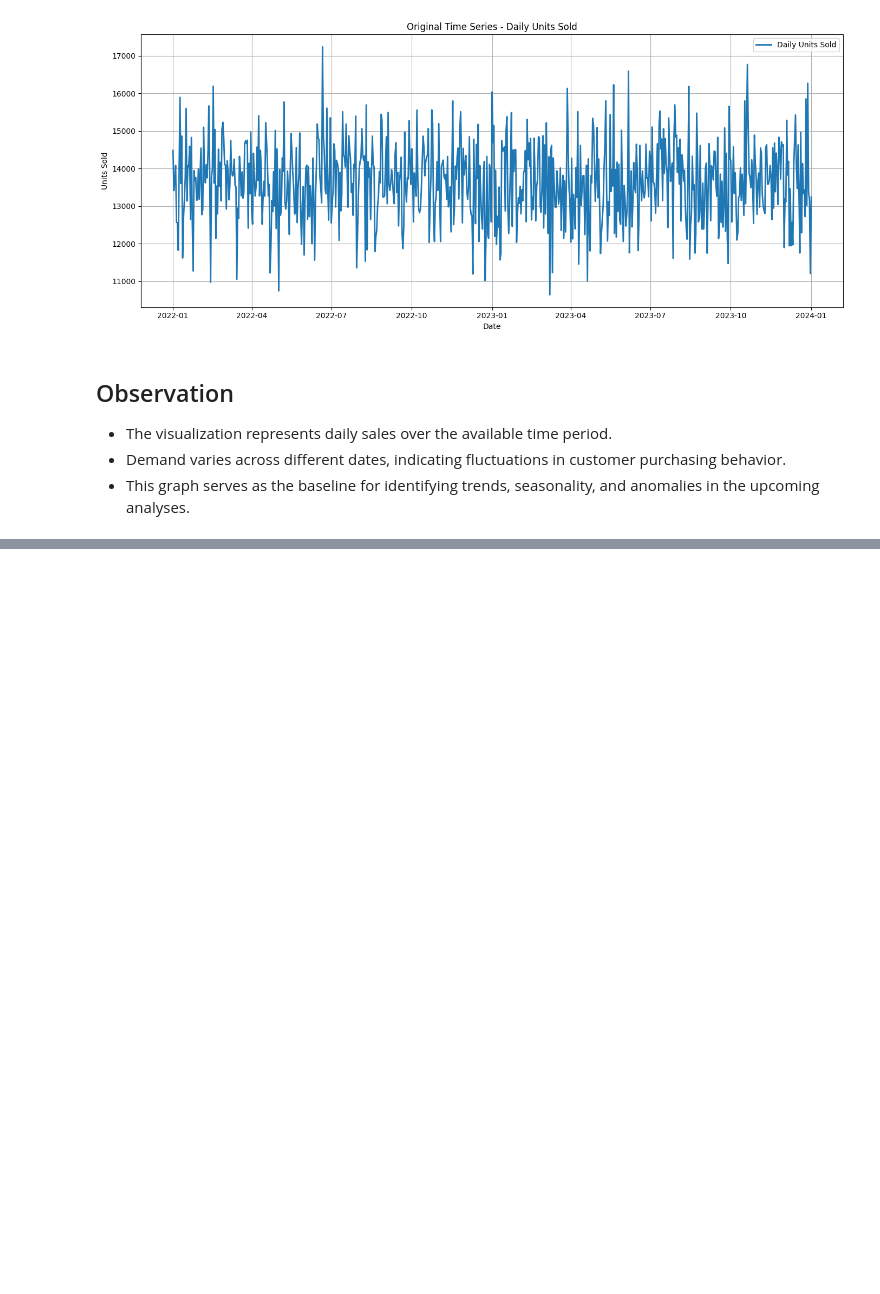
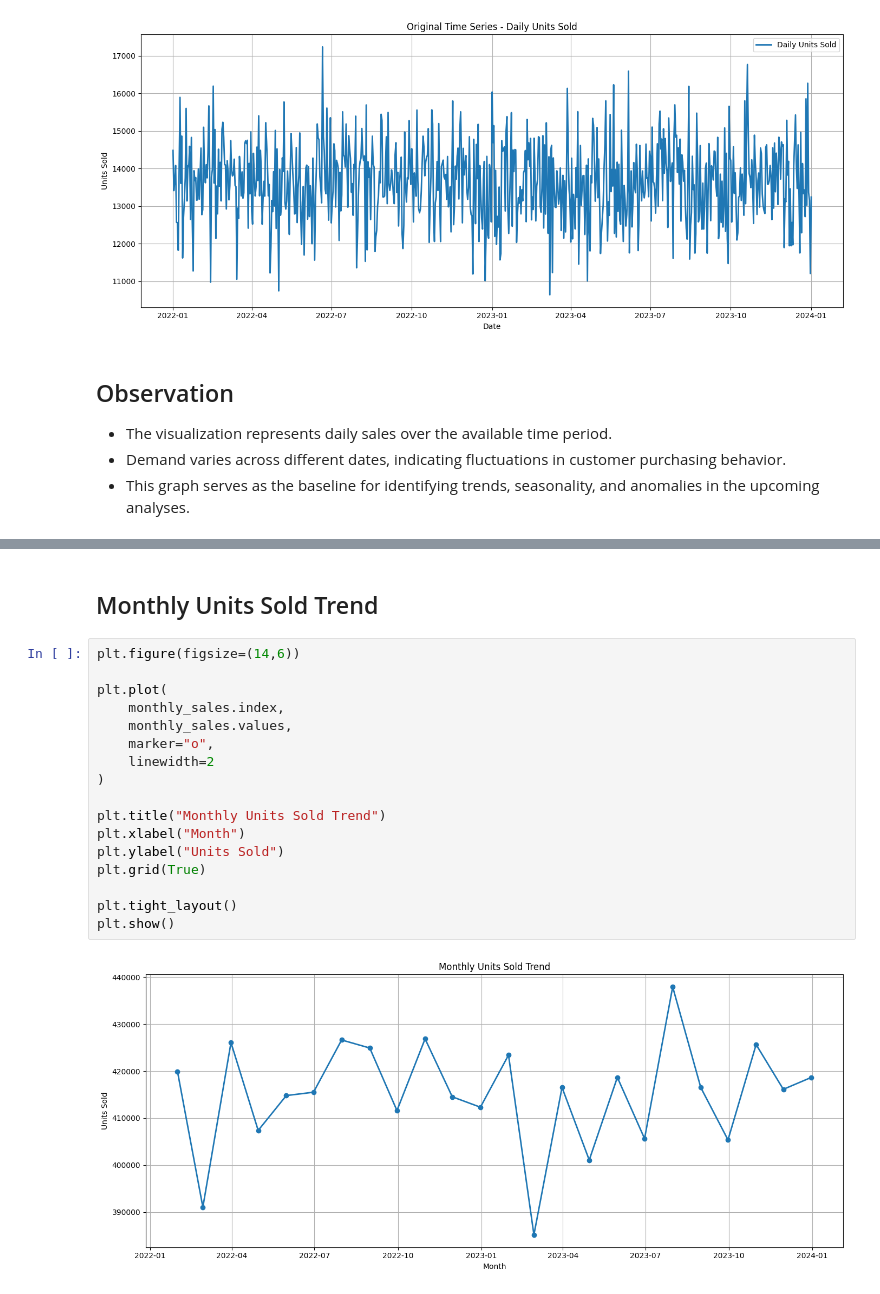
Before and after one commit to dharani-malla/Supply-Chain-Analytics-Demand-Forecasting-Anamoly-Detection, a Jupyter notebook: week1_Time_Series_Visualization_Analysis.ipynb, the cells around one changed output, grey strips where cells are left out. Saved outputs shown, nothing was run; the diff lists cells and outputs as text; blank space fills up the shorter version.

```diff
--- a/week1_Time_Series_Visualization_Analysis.ipynb
+++ b/week1_Time_Series_Visualization_Analysis.ipynb
@@ -86,0 +122,21 @@ plt.show()
+# %% [markdown]
+## Monthly Units Sold Trend
+# %%
+plt.figure(figsize=(14,6))
+
+plt.plot(
+    monthly_sales.index,
+    monthly_sales.values,
+    marker="o",
+    linewidth=2
+)
+
+plt.title("Monthly Units Sold Trend")
+plt.xlabel("Month")
+plt.ylabel("Units Sold")
+plt.grid(True)
+
+plt.tight_layout()
+plt.show()
+# %% [output]
+[figure, added]
```
Also changed, not shown: parts of 11 cells of this notebook.
